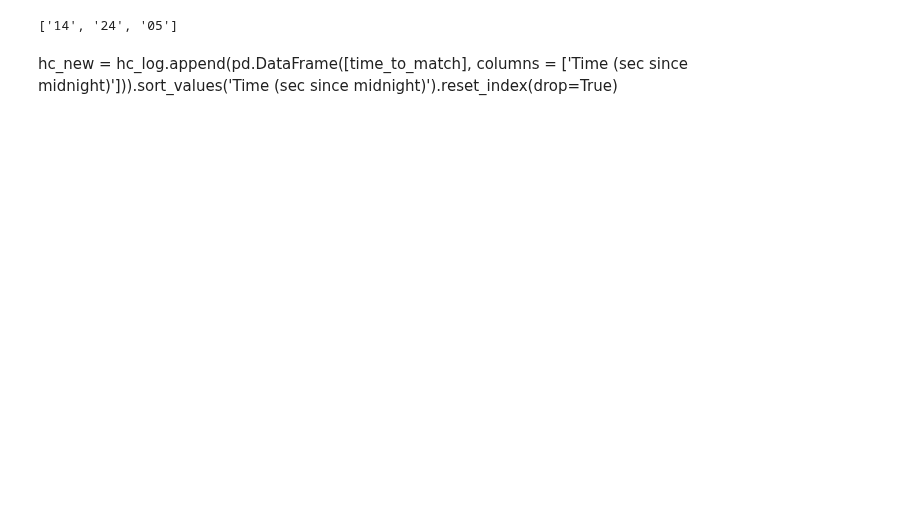
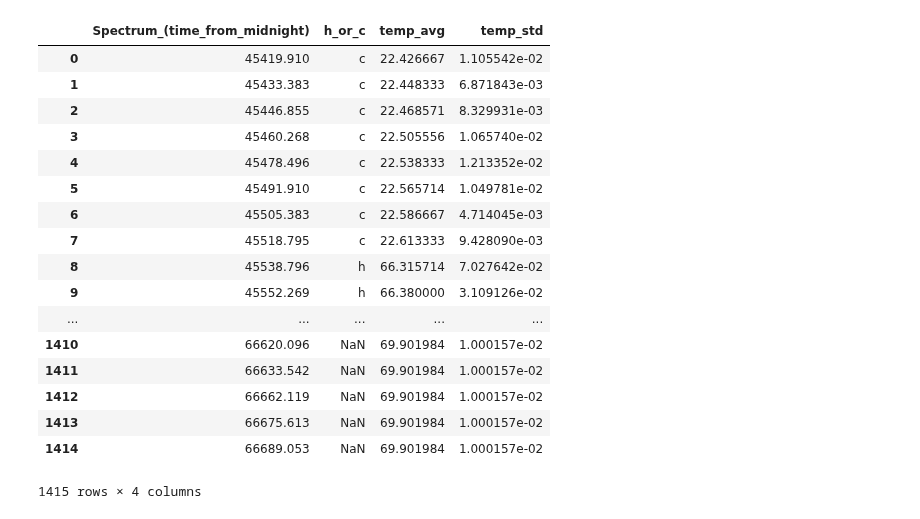
Before and after one commit to micolbedarida/MSci_Project, a Jupyter notebook: matching_time_and_temps.ipynb, the cells around one changed output. Saved outputs shown, nothing was run; the diff lists cells and outputs as text; code cells hidden in the pictures; blank space fills up the shorter version.

```diff
--- a/matching_time_and_temps.ipynb
+++ b/matching_time_and_temps.ipynb
@@ -69,0 +182,9 @@ hc_log
+# %%
+times.sort()
+
+hc_and_times = pd.DataFrame(
+    {'Spectrum': spectra_times,
+     'hc': hc_list
+    })
+
+hc_and_times
@@ -108,3 +230,46 @@ temp_log
+# %%
+temps_avg = []
+temps_std = []
+
+i=0
+for spectrum in times[:-1]:
+    times_list = list(filter(lambda t: (t>spectrum and t<times[i+1]) , temp_time))
+    index_list = [temp_time.index(item) for item in times_list]
+    if hc_list[i] == 'h':
+        temps_list = [temp_hot[a] for a in index_list]
+    elif hc_list[i] == 'c':
+        temps_list = [temp_cold[a] for a in index_list]
+    temps_avg.append(np.average(temps_list))
+    temps_std.append(np.std(temps_list))
+    i+=1
+# %%
+final_frame = pd.DataFrame(
+    {'Spectrum_(time_from_midnight)': times[:-1],
+     'h_or_c': hc_list[:-1],
+     'temp_avg': temps_avg,
+     'temp_std': temps_std,
+    })
+
+final_frame
+# %% [output]
+|  | Spectrum_(time_from_midnight) | h_or_c | temp_avg | temp_std |
+| 0 | 45419.910 | c | 22.426667 | 1.105542e-02 |
+| 1 | 45433.383 | c | 22.448333 | 6.871843e-03 |
+| 2 | 45446.855 | c | 22.468571 | 8.329931e-03 |
+| 3 | 45460.268 | c | 22.505556 | 1.065740e-02 |
+| 4 | 45478.496 | c | 22.538333 | 1.213352e-02 |
+| 5 | 45491.910 | c | 22.565714 | 1.049781e-02 |
+| 6 | 45505.383 | c | 22.586667 | 4.714045e-03 |
+| 7 | 45518.795 | c | 22.613333 | 9.428090e-03 |
+| 8 | 45538.796 | h | 66.315714 | 7.027642e-02 |
+| 9 | 45552.269 | h | 66.380000 | 3.109126e-02 |
+| ... | ... | ... | ... | ... |
+| 1410 | 66620.096 | NaN | 69.901984 | 1.000157e-02 |
+| 1411 | 66633.542 | NaN | 69.901984 | 1.000157e-02 |
+| 1412 | 66662.119 | NaN | 69.901984 | 1.000157e-02 |
+| 1413 | 66675.613 | NaN | 69.901984 | 1.000157e-02 |
+| 1414 | 66689.053 | NaN | 69.901984 | 1.000157e-02 |
+1415 rows × 4 columns
 # %%
 # try with one raw spectrum for now
 def read_prn_raw(directory, filename):
@@ -128,4 +287,0 @@ time4, wnsc4, rawsc4 = read_prn_raw('/Users/micol/Documents/Imperial/Year4/Maste
-# %%
-time1
-# %% [output]
-['14', '24', '05']
@@ -140,2 +287,0 @@ time_to_match = 44700
-# %% [markdown]
-hc_new = hc_log.append(pd.DataFrame([time_to_match], columns = ['Time (sec since midnight)'])).sort_values('Time (sec since midnight)').reset_index(drop=True)
```
Also changed, not shown: parts of 27 cells of this notebook, 1 other file.
